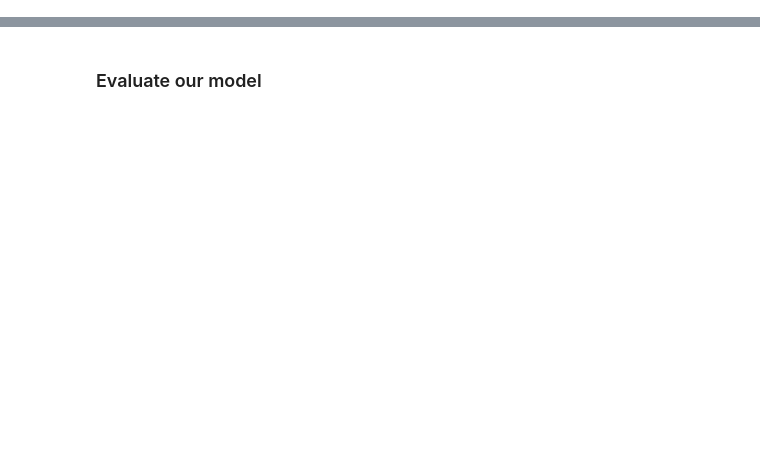
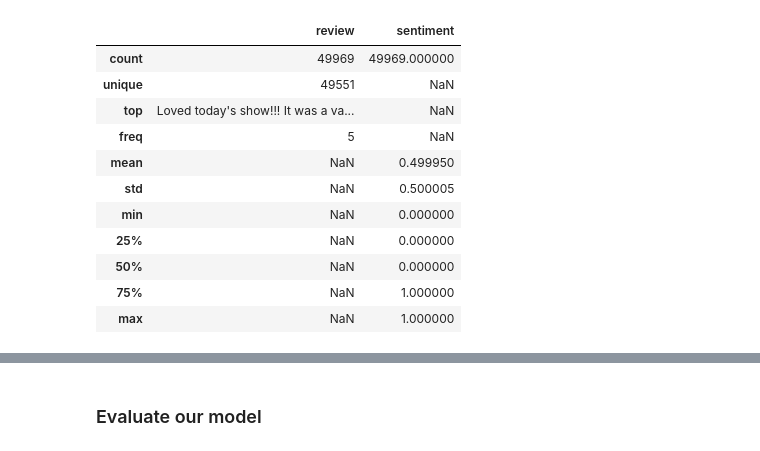
Before and after one commit to Sandrasvk/Deep-Learning-Projects, a Jupyter notebook: Untitled.ipynb, the cells around one changed output, grey strips where cells are left out. Saved outputs shown, nothing was run; the diff lists cells and outputs as text; code cells hidden in the pictures; blank space fills up the shorter version.

```diff
--- a/Untitled.ipynb
+++ b/Untitled.ipynb
@@ -176,0 +52,15 @@ model = keras.models.Sequential([
+# %%
+df.describe(include='all')
+# %% [output]
+|  | review | sentiment |
+| count | 49969 | 49969.000000 |
+| unique | 49551 | NaN |
+| top | Loved today's show!!! It was a va... | NaN |
+| freq | 5 | NaN |
+| mean | NaN | 0.499950 |
+| std | NaN | 0.500005 |
+| min | NaN | 0.000000 |
+| 25% | NaN | 0.000000 |
+| 50% | NaN | 0.000000 |
+| 75% | NaN | 1.000000 |
+| max | NaN | 1.000000 |
```
Also changed, not shown: parts of 99 cells of this notebook, 2 other files.
